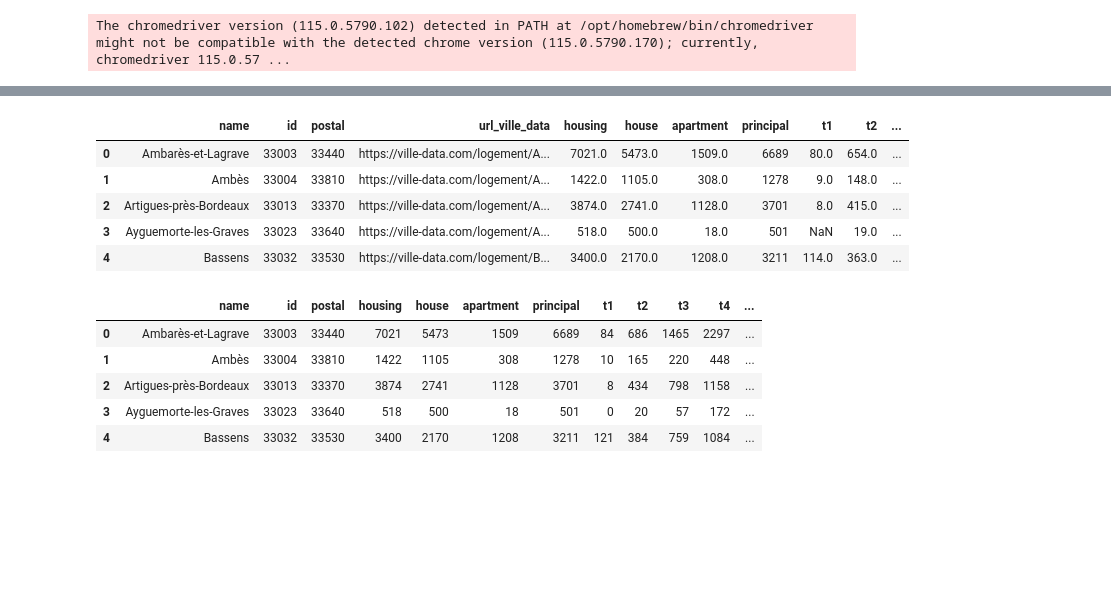
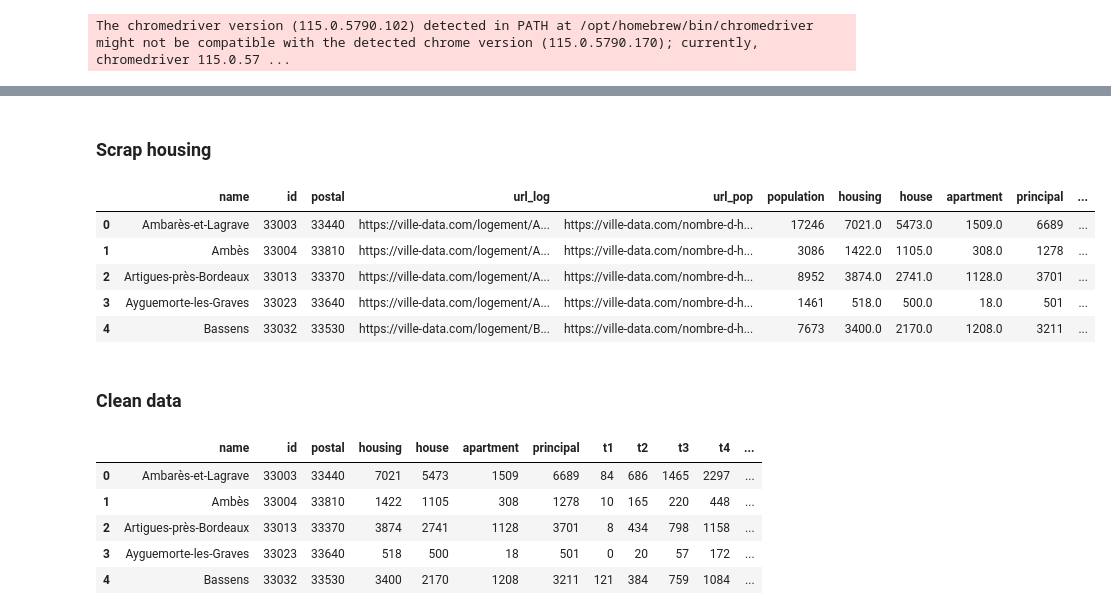
Before and after one commit to Naowak/CapitalEstates, a Jupyter notebook: scrap.ipynb, the cells around one changed output, grey strips where cells are left out. Drawn from its saved outputs; the diff is of its cells as text; code cells hidden in the pictures; blank space fills up the shorter version.

```diff
--- a/scrap.ipynb
+++ b/scrap.ipynb
@@ -66,0 +78,32 @@ The chromedriver version (115.0.5790.102) detected in PATH at /opt/homebrew/bin/
+# %%
+from selenium.webdriver.common.by import By
+import re
+import time
+
+def extract_pop():
+    # Find number of housing
+    try:
+        query = '//div[contains(@id, "Population d")]'
+        text = driver.find_element(By.XPATH, query).find_element(By.TAG_NAME, 'p').text
+        regex = r'Il y a (\d+(?:\s*\d+)*) habitants'
+        match = re.search(regex, text)
+        population = int(match.group(1).replace(' ', ''))
+    except:
+        population = None
+
+    return {
+        'population': population
+    }
+
+def update_pop(row):
+    driver.get(row['url_pop'])
+    time.sleep(1)
+    values = extract_pop()
+    for key, value in values.items():
+        row[key] = value
+    return row
+
+
+# Update values with selenium
+communes = communes.apply(update_pop, axis=1)
+communes.head()
@@ -67,9 +117,11 @@ The chromedriver version (115.0.5790.102) detected in PATH at /opt/homebrew/bin/
+# %% [markdown]
+### Scrap housing
 # %%
 from selenium.webdriver.common.by import By
 import re
 import time
 
-def extract_values():
+def extract_log():
     # Find number of housing
     try:
         query = '//div[contains(@id, "Nombre de logements à")]'
@@ -120,42 +172,43 @@ def extract_values():
         t5_plus_logements = int(match_t5_plus.group(1).replace(" ", "")) if match_t5_plus else None
     except:
         total_logements = None
         t1_logements = None
         t2_logements = None
         t3_logements = None
         t4_logements = None
         t5_plus_logements = None
 
     return {
         'housing': number_of_housing,
         'house': number_of_house,
         'apartment': number_of_apartment,
         'principal': total_logements,
         't1': t1_logements,
         't2': t2_logements,
         't3': t3_logements,
         't4': t4_logements,
         't5+': t5_plus_logements
     }
 
-def update_values(row):
-    driver.get(row['url_ville_data'])
+def update_log(row):
+    driver.get(row['url_log'])
     time.sleep(1)
-    values = extract_values()
+    values = extract_log()
     for key, value in values.items():
         row[key] = value
     return row
 
 
 # Update values with selenium
-communes = communes.apply(update_values, axis=1)
-driver.close()
+communes = communes.apply(update_log, axis=1)
 communes.head()
 # %% [output]
-|  | name | id | postal | url_ville_data | housing | house | apartment | principal | t1 | t2 | ... |
-| 0 | Ambarès-et-Lagrave | 33003 | 33440 | https://ville-data.com/logement/A... | 7021.0 | 5473.0 | 1509.0 | 6689 | 80.0 | 654.0 | ... |
-| 1 | Ambès | 33004 | 33810 | https://ville-data.com/logement/A... | 1422.0 | 1105.0 | 308.0 | 1278 | 9.0 | 148.0 | ... |
-| 2 | Artigues-près-Bordeaux | 33013 | 33370 | https://ville-data.com/logement/A... | 3874.0 | 2741.0 | 1128.0 | 3701 | 8.0 | 415.0 | ... |
-| 3 | Ayguemorte-les-Graves | 33023 | 33640 | https://ville-data.com/logement/A... | 518.0 | 500.0 | 18.0 | 501 | NaN | 19.0 | ... |
-| 4 | Bassens | 33032 | 33530 | https://ville-data.com/logement/B... | 3400.0 | 2170.0 | 1208.0 | 3211 | 114.0 | 363.0 | ... |
+|  | name | id | postal | url_log | url_pop | population | housing | house | apartment | principal | ... |
+| 0 | Ambarès-et-Lagrave | 33003 | 33440 | https://ville-data.com/logement/A... | https://ville-data.com/nombre-d-h... | 17246 | 7021.0 | 5473.0 | 1509.0 | 6689 | ... |
+| 1 | Ambès | 33004 | 33810 | https://ville-data.com/logement/A... | https://ville-data.com/nombre-d-h... | 3086 | 1422.0 | 1105.0 | 308.0 | 1278 | ... |
+| 2 | Artigues-près-Bordeaux | 33013 | 33370 | https://ville-data.com/logement/A... | https://ville-data.com/nombre-d-h... | 8952 | 3874.0 | 2741.0 | 1128.0 | 3701 | ... |
+| 3 | Ayguemorte-les-Graves | 33023 | 33640 | https://ville-data.com/logement/A... | https://ville-data.com/nombre-d-h... | 1461 | 518.0 | 500.0 | 18.0 | 501 | ... |
+| 4 | Bassens | 33032 | 33530 | https://ville-data.com/logement/B... | https://ville-data.com/nombre-d-h... | 7673 | 3400.0 | 2170.0 | 1208.0 | 3211 | ... |
+# %% [markdown]
+### Clean data
 # %%
```
Also changed, not shown: parts of 18 cells of this notebook, 1 other file.
